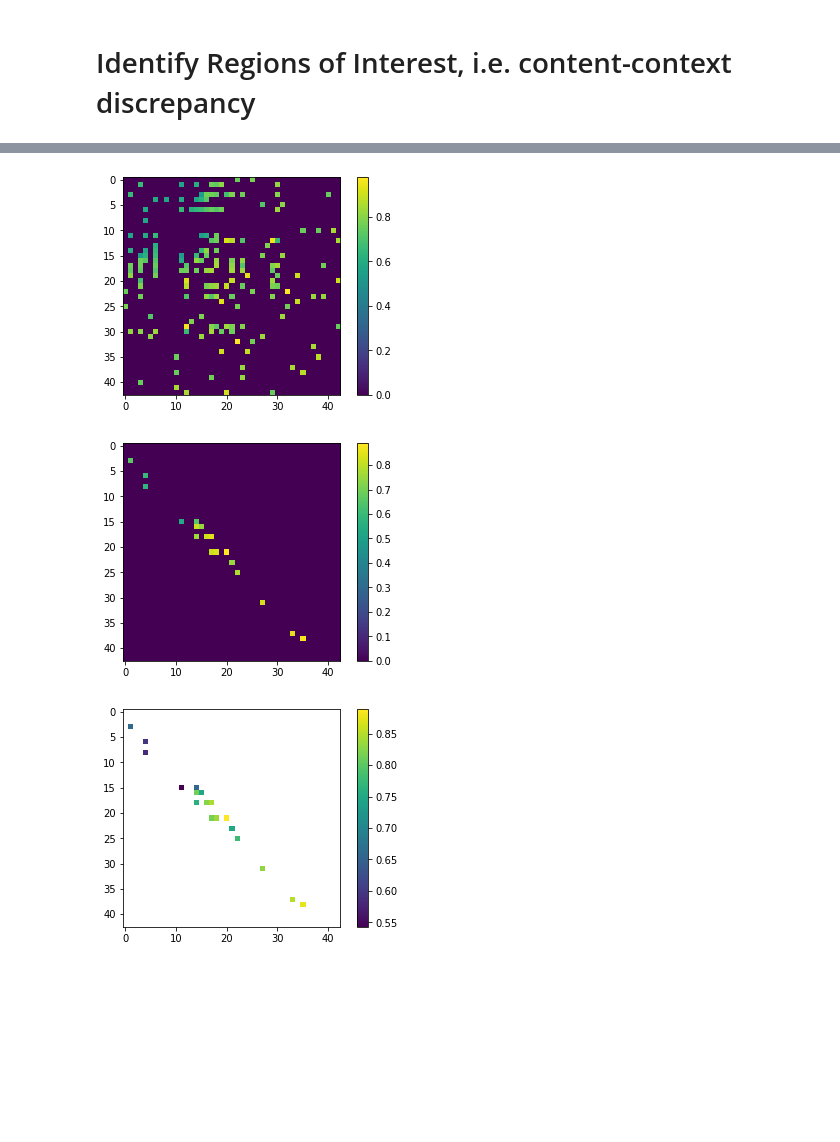
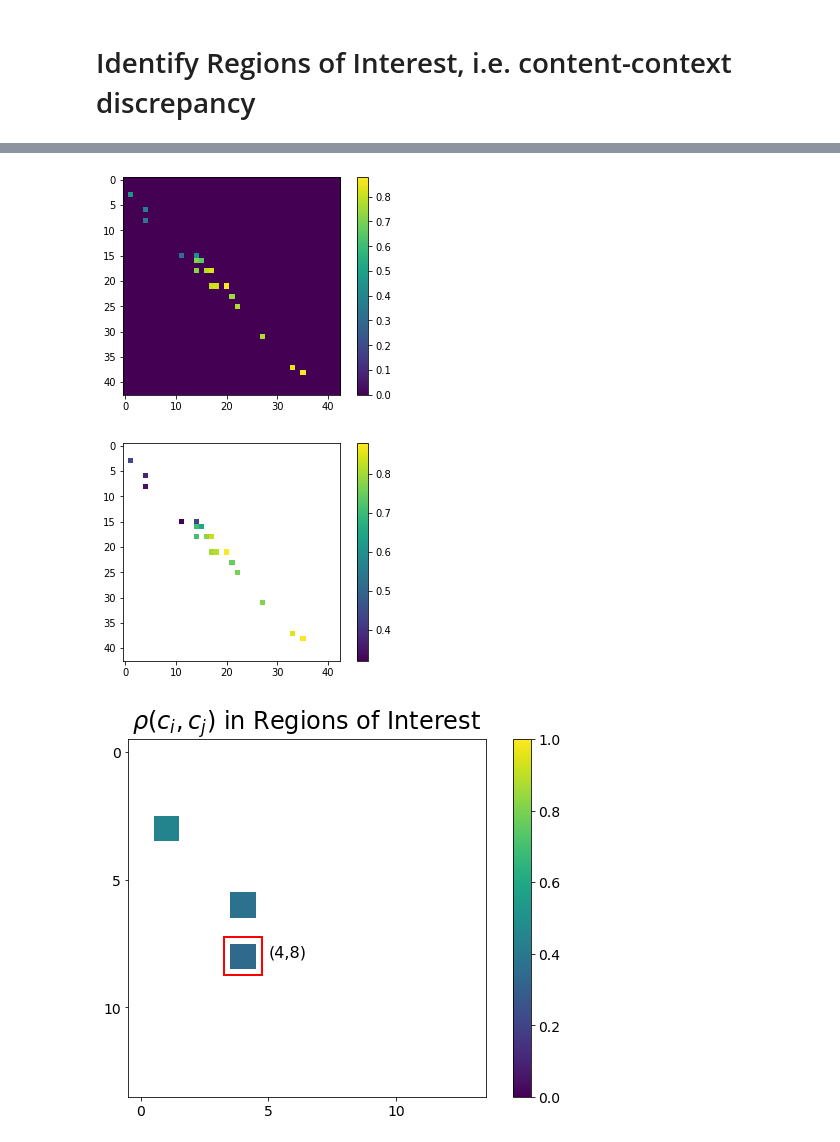
Before and after one commit to HarlinLee/cogsci-missed-connections, a Jupyter notebook: content_context_comparison.ipynb, the cells around one changed output, grey strips where cells are left out. Drawn from its saved outputs; the diff is of its cells as text; code cells hidden in the pictures; blank space fills up the shorter version.

```diff
--- a/content_context_comparison.ipynb
+++ b/content_context_comparison.ipynb
@@ -125,6 +142,12 @@ for i in range(len(community_dict_sorted)): #Not optimized, takes ~10 sec
   for j in range(len(community_dict_sorted)):
     dot_journal[i,j] = journal_inner(i, j)
 dot_journal = pd.DataFrame(dot_journal)
+# %%
+community_size = {}
+for id, comm in community_dict_sorted.items():
+  community_size[id] = len(comm)
+
+community_size = pd.Series(community_size)
 # %%
 plt.figure(figsize=(8,6))
 plt.imshow(dot_journal)
@@ -147,7 +170,7 @@ plt.show()
 # %% [markdown]
 # Identify Regions of Interest, i.e. content-context discrepancy
 # %%
-diff_index = dot_topics-0.5*dot_journal
+diff_index = dot_topics-dot_journal
 
 plt.figure(figsize=(8,6))
 plt.imshow(diff_index, vmin=0, vmax=1)
@@ -162,37 +193,34 @@ plt.show()
+# %%
+mask = np.multiply(mask, np.tril(np.ones(dot_topics.shape),-1) - np.tril(np.ones(dot_topics.shape), -5))
+diff_index_mask = np.multiply(mask, diff_index_mask)
+plt.imshow(diff_index_mask)
+plt.colorbar()
+plt.show()
+# %% [output]
+[figure, added]
+# %%
+diff_index_mask = diff_index_mask[diff_index_mask > 0]
+plt.imshow(diff_index_mask)
+plt.colorbar()
+plt.show()
+# %% [output]
+[figure, added]
 # %%
-mask = np.multiply(dot_topics > 0.75, dot_journal < 0.5)
-diff_index_mask = np.multiply(mask, diff_index)
-plt.imshow(diff_index_mask)
-plt.colorbar()
-plt.show()
-
-mask = np.multiply(mask, np.tril(np.ones(dot_topics.shape),-1) - np.tril(np.ones(dot_topics.shape), -5))
-diff_index_mask = np.multiply(mask, diff_index_mask)
-plt.imshow(diff_index_mask)
-plt.colorbar()
-plt.show()
-
-diff_index_mask = diff_index_mask[diff_index_mask > 0.5]
-plt.imshow(diff_index_mask)
-plt.colorbar()
-plt.show()
-
-diff_index_mask = diff_index_mask.iloc[:17, :17]
+bool_mask = community_size > 1000
+diff_index_mask = diff_index_mask.loc[bool_mask, bool_mask]
 
 plt.figure(figsize=(8,6))
 plt.imshow(diff_index_mask, vmin=0, vmax=1)
 cbar = plt.colorbar()
 cbar.ax.tick_params(labelsize=14)
 plt.tick_params(labelsize=14)
 plt.yticks(range(0,len(diff_index_mask)+1, 5))
 plt.xticks(range(0,len(diff_index_mask)+1, 5))
 plt.gca().add_patch(Rectangle((3.25,7.25),1.5,1.5,linewidth=2,edgecolor='r',facecolor='none'))
 plt.text(5,8, '(4,8)', fontsize=16)
 plt.title(r'$\rho(c_i, c_j)$ in Regions of Interest', fontsize=24)
 plt.tight_layout()
 plt.savefig(DRIVE_PATH+'/'+'diff_index_oi.pdf',bbox_inches='tight')
 plt.show()
 # %% [output]
-[figure, old version]
+[figure, new version]
-[figure, removed]
-[figure, removed]
```
Also changed, not shown: parts of 8 cells of this notebook.
